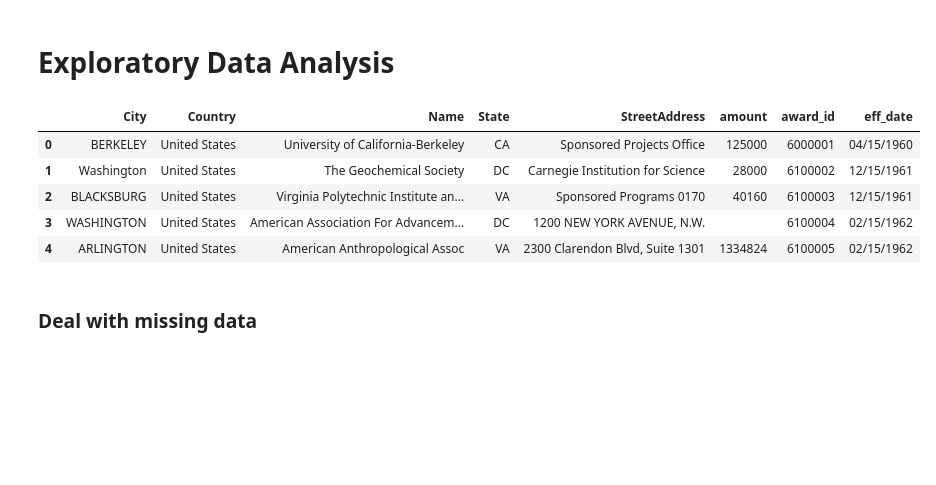
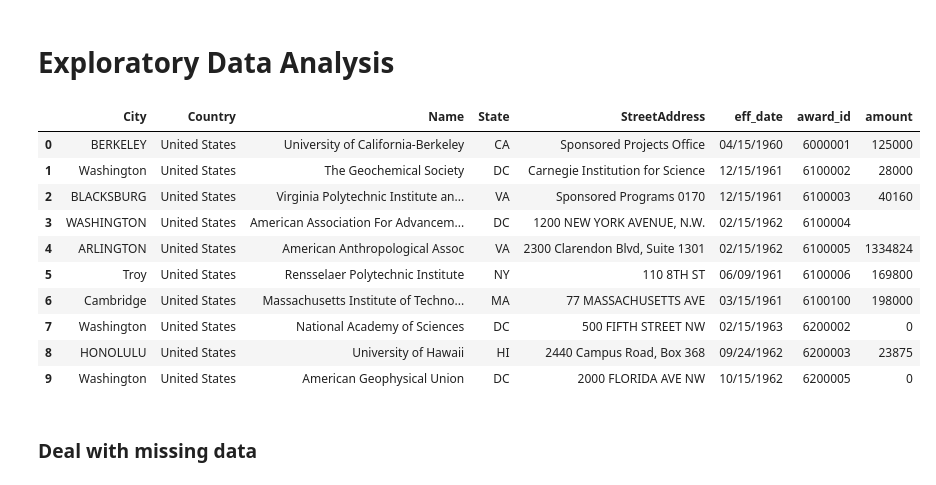
Before and after one commit to cedricherman/Topic_modeling_NSF, a Jupyter notebook: notebooks/04_Exploratory_Data_Analysis.ipynb, the cells around one changed output. Drawn from its saved outputs; the diff is of its cells as text; code cells hidden in the pictures; blank space fills up the shorter version.

```diff
--- a/notebooks/04_Exploratory_Data_Analysis.ipynb
+++ b/notebooks/04_Exploratory_Data_Analysis.ipynb
@@ -22,14 +22,19 @@ with open(short_elements_dir, encoding='utf-8') as f:
 # retrieve institution information
 df_institution = json_normalize(d, record_path='Institution', meta=['award_id', 'amount', 'eff_date'])
 # %%
-df_institution.head()
+df_institution.head(10)
 # %% [output]
-|  | City | Country | Name | State | StreetAddress | amount | award_id | eff_date |
-| 0 | BERKELEY | United States | University of California-Berkeley | CA | Sponsored Projects Office | 125000 | 6000001 | 04/15/1960 |
-| 1 | Washington | United States | The Geochemical Society | DC | Carnegie Institution for Science | 28000 | 6100002 | 12/15/1961 |
-| 2 | BLACKSBURG | United States | Virginia Polytechnic Institute an... | VA | Sponsored Programs 0170 | 40160 | 6100003 | 12/15/1961 |
-| 3 | WASHINGTON | United States | American Association For Advancem... | DC | 1200 NEW YORK AVENUE, N.W. |  | 6100004 | 02/15/1962 |
-| 4 | ARLINGTON | United States | American Anthropological Assoc | VA | 2300 Clarendon Blvd, Suite 1301 | 1334824 | 6100005 | 02/15/1962 |
+|  | City | Country | Name | State | StreetAddress | eff_date | award_id | amount |
+| 0 | BERKELEY | United States | University of California-Berkeley | CA | Sponsored Projects Office | 04/15/1960 | 6000001 | 125000 |
+| 1 | Washington | United States | The Geochemical Society | DC | Carnegie Institution for Science | 12/15/1961 | 6100002 | 28000 |
+| 2 | BLACKSBURG | United States | Virginia Polytechnic Institute an... | VA | Sponsored Programs 0170 | 12/15/1961 | 6100003 | 40160 |
+| 3 | WASHINGTON | United States | American Association For Advancem... | DC | 1200 NEW YORK AVENUE, N.W. | 02/15/1962 | 6100004 |  |
+| 4 | ARLINGTON | United States | American Anthropological Assoc | VA | 2300 Clarendon Blvd, Suite 1301 | 02/15/1962 | 6100005 | 1334824 |
+| 5 | Troy | United States | Rensselaer Polytechnic Institute | NY | 110 8TH ST | 06/09/1961 | 6100006 | 169800 |
+| 6 | Cambridge | United States | Massachusetts Institute of Techno... | MA | 77 MASSACHUSETTS AVE | 03/15/1961 | 6100100 | 198000 |
+| 7 | Washington | United States | National Academy of Sciences | DC | 500 FIFTH STREET NW | 02/15/1963 | 6200002 | 0 |
+| 8 | HONOLULU | United States | University of Hawaii | HI | 2440 Campus Road, Box 368 | 09/24/1962 | 6200003 | 23875 |
+| 9 | Washington | United States | American Geophysical Union | DC | 2000 FLORIDA AVE NW | 10/15/1962 | 6200005 | 0 |
 # %% [markdown]
 ### Deal with missing data
 # %%
```
Also changed, not shown: parts of 15 cells of this notebook, 1 other file.
